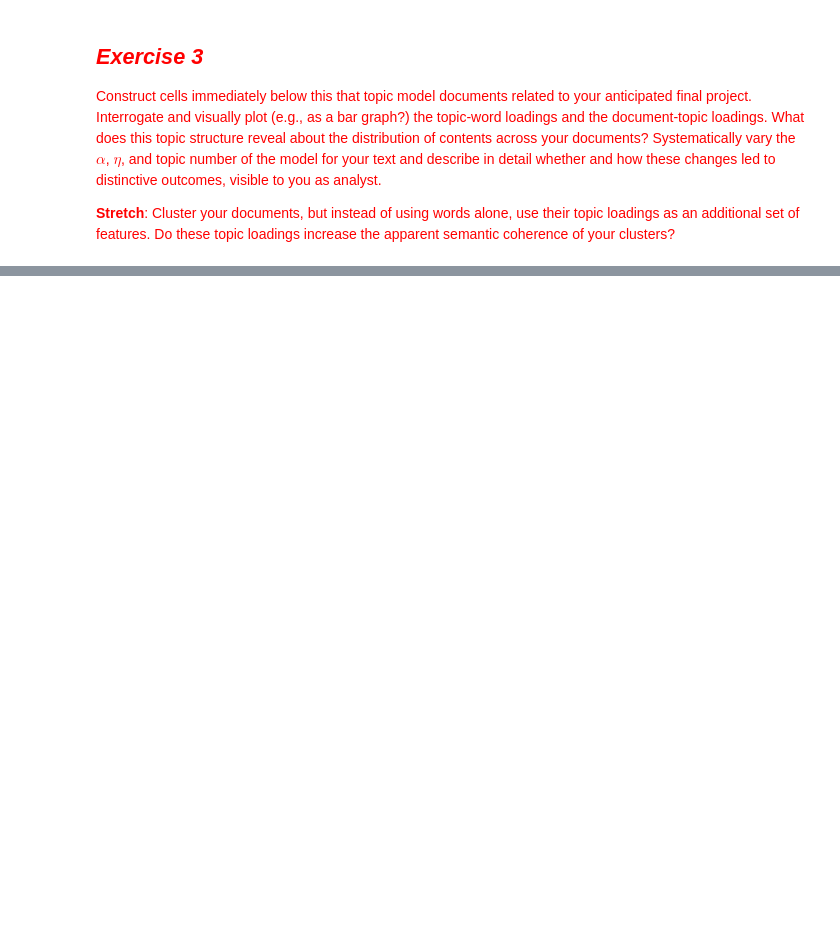
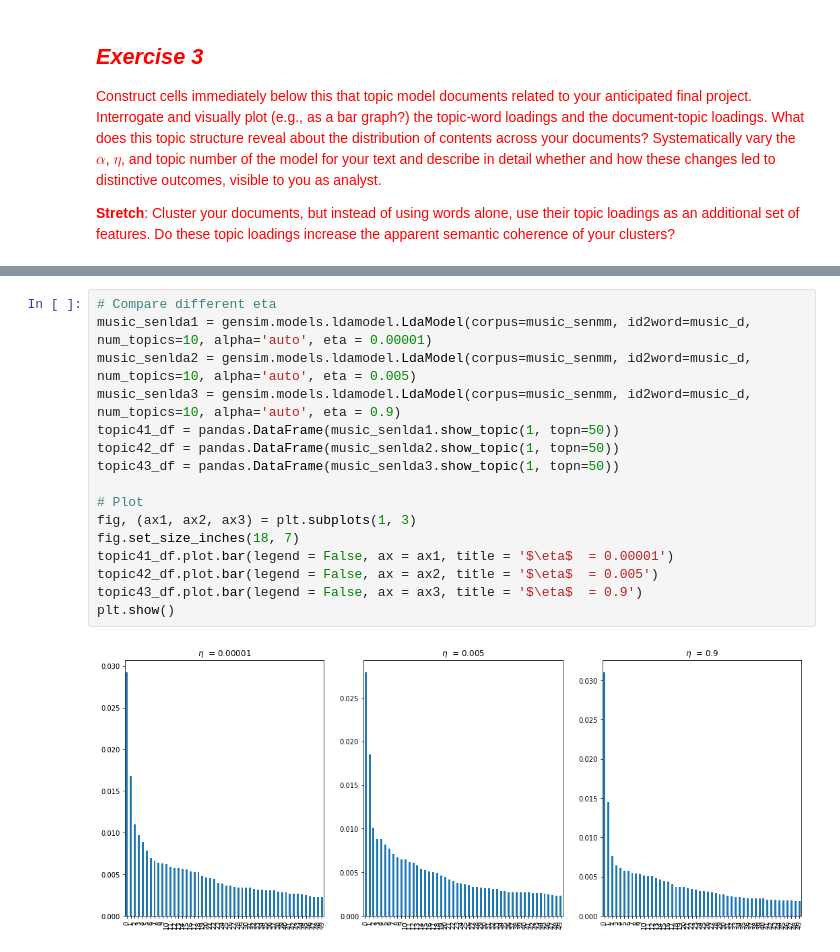
Before and after one commit to xywu-soc/content-analysis-2018, a Jupyter notebook: 3-Clustering-and-Topic-Modeling/3-Clustering-and-Topic-Modeling.ipynb, the cells around one changed output, grey strips where cells are left out. Drawn from its saved outputs; the diff is of its cells as text; blank space fills up the shorter version.

```diff
--- a/3-Clustering-and-Topic-Modeling/3-Clustering-and-Topic-Modeling.ipynb
+++ b/3-Clustering-and-Topic-Modeling/3-Clustering-and-Topic-Modeling.ipynb
@@ -1254,0 +1442,18 @@ plt.show()
+# %%
+# Compare different eta
+music_senlda1 = gensim.models.ldamodel.LdaModel(corpus=music_senmm, id2word=music_d, num_topics=10, alpha='auto', eta = 0.00001)
+music_senlda2 = gensim.models.ldamodel.LdaModel(corpus=music_senmm, id2word=music_d, num_topics=10, alpha='auto', eta = 0.005)
+music_senlda3 = gensim.models.ldamodel.LdaModel(corpus=music_senmm, id2word=music_d, num_topics=10, alpha='auto', eta = 0.9)
+topic41_df = pandas.DataFrame(music_senlda1.show_topic(1, topn=50))
+topic42_df = pandas.DataFrame(music_senlda2.show_topic(1, topn=50))
+topic43_df = pandas.DataFrame(music_senlda3.show_topic(1, topn=50))
+
+# Plot
+fig, (ax1, ax2, ax3) = plt.subplots(1, 3)
+fig.set_size_inches(18, 7)
+topic41_df.plot.bar(legend = False, ax = ax1, title = '$\eta$  = 0.00001')
+topic42_df.plot.bar(legend = False, ax = ax2, title = '$\eta$  = 0.005')
+topic43_df.plot.bar(legend = False, ax = ax3, title = '$\eta$  = 0.9')
+plt.show()
+# %% [output]
+[figure, added]
```
Also changed, not shown: parts of 18 cells of this notebook.
